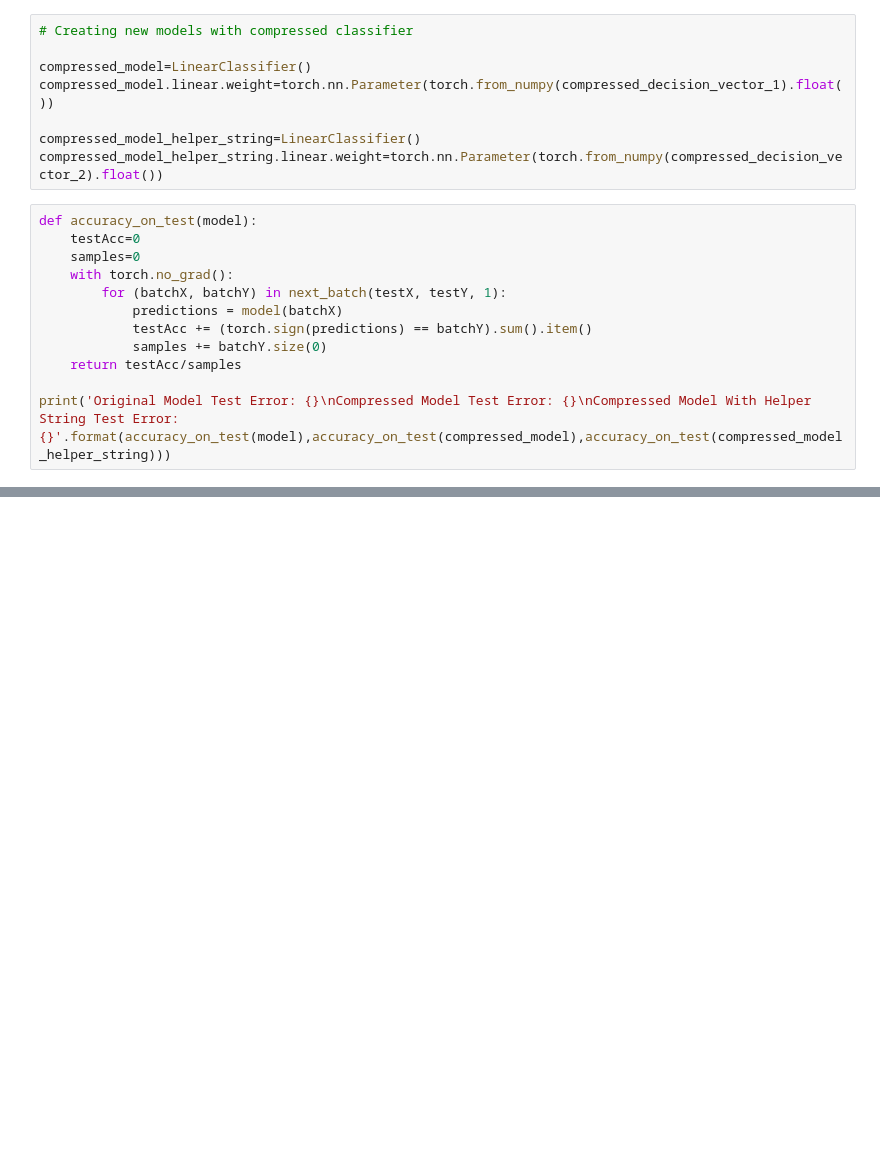
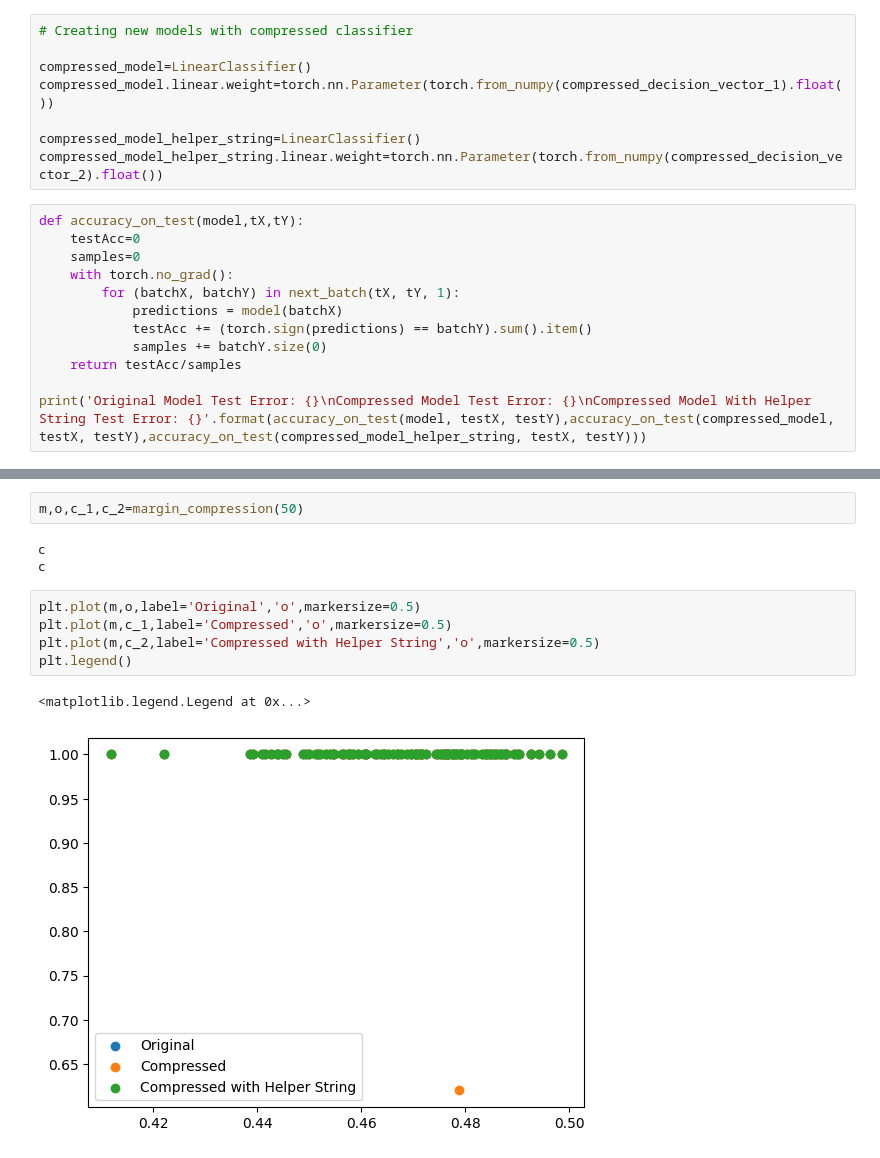
Before and after one commit to ThomasWalker1/Generalization-of-Neural-Networks, a Jupyter notebook: Generalization in Deep Learning/Compression/vector_compression.ipynb, the cells around one changed output, grey strips where cells are left out. Drawn from its saved outputs; the diff is of its cells as text; blank space fills up the shorter version.

Commit message:
Vector Compression

```diff
--- a/Generalization in Deep Learning/Compression/vector_compression.ipynb
+++ b/Generalization in Deep Learning/Compression/vector_compression.ipynb
@@ -203,16 +203,16 @@ compressed_model.linear.weight=torch.nn.Parameter(torch.from_numpy(compressed_de
 compressed_model_helper_string=LinearClassifier()
 compressed_model_helper_string.linear.weight=torch.nn.Parameter(torch.from_numpy(compressed_decision_vector_2).float())
 # %%
-def accuracy_on_test(model):
+def accuracy_on_test(model,tX,tY):
     testAcc=0
     samples=0
     with torch.no_grad():
-        for (batchX, batchY) in next_batch(testX, testY, 1):
+        for (batchX, batchY) in next_batch(tX, tY, 1):
             predictions = model(batchX)
             testAcc += (torch.sign(predictions) == batchY).sum().item()
             samples += batchY.size(0)
     return testAcc/samples
 
-print('Original Model Test Error: {}\nCompressed Model Test Error: {}\nCompressed Model With Helper String Test Error: {}'.format(accuracy_on_test(model),accuracy_on_test(compressed_model),accuracy_on_test(compressed_model_helper_string)))
+print('Original Model Test Error: {}\nCompressed Model Test Error: {}\nCompressed Model With Helper String Test Error: {}'.format(accuracy_on_test(model, testX, testY),accuracy_on_test(compressed_model, testX, testY),accuracy_on_test(compressed_model_helper_string, testX, testY)))
 # %% [output]
 Original Model Test Error: 1.0
@@ -220,0 +280,13 @@ Compressed Model With Helper String Test Error: 1.0
+# %%
+m,o,c_1,c_2=margin_compression(50)
+# %% [output]
+c
+c
+# %%
+plt.plot(m,o,label='Original','o',markersize=0.5)
+plt.plot(m,c_1,label='Compressed','o',markersize=0.5)
+plt.plot(m,c_2,label='Compressed with Helper String','o',markersize=0.5)
+plt.legend()
+# %% [output]
+<matplotlib.legend.Legend at 0x...>
+[figure, added]
```
Also changed, not shown: parts of 9 cells of this notebook, 1 other file.
